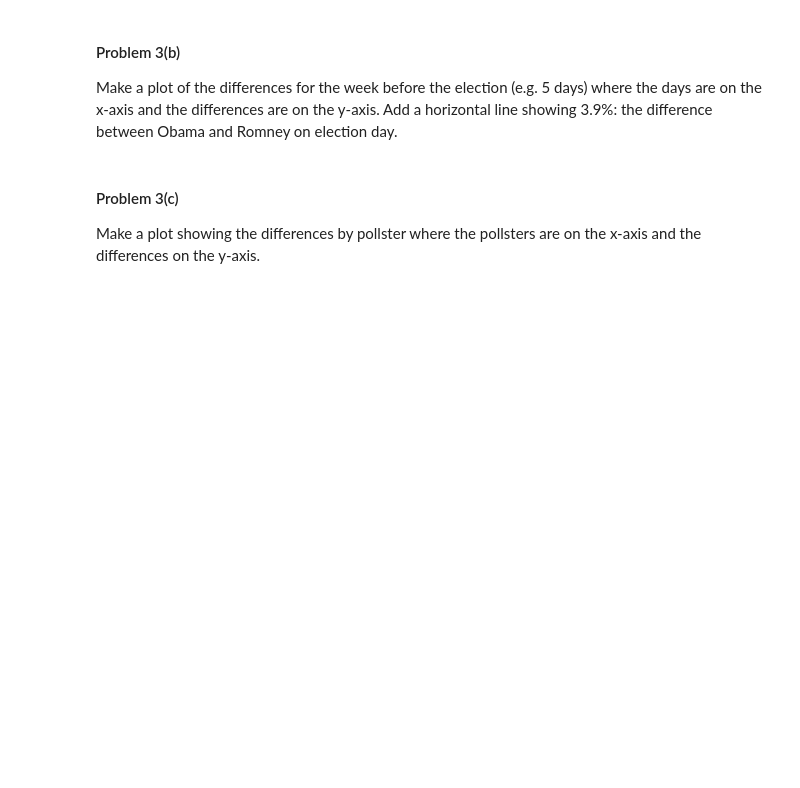
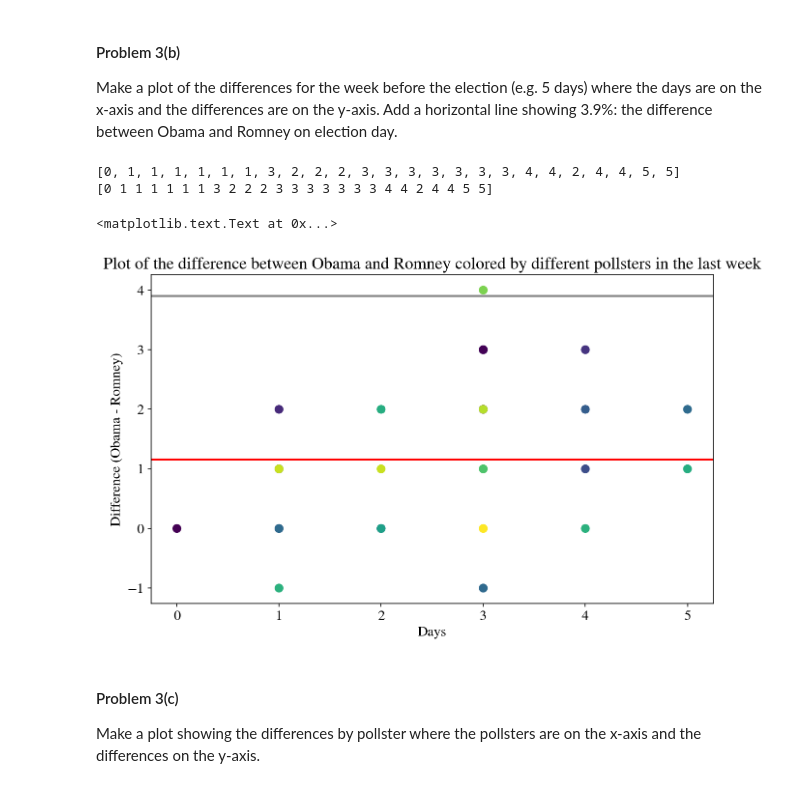
Before and after one commit to ShichengChen/cs109, a Jupyter notebook: 2014-master/homework/HW2.ipynb, the cells around one changed output. Saved outputs shown, nothing was run; the diff lists cells and outputs as text; code cells hidden in the pictures; blank space fills up the shorter version.

```diff
--- a/2014-master/homework/HW2.ipynb
+++ b/2014-master/homework/HW2.ipynb
@@ -592,0 +637,3 @@ Add a new column to the `election` DataFrame containg the difference between Oba
+# %%
+election['Diff'] = election['Obama'] - election['Romney']
+election.head()
@@ -599,3 +651,26 @@ Make a plot of the differences for the week before the election (e.g. 5 days) wh
+# %%
+last_day = max(election["Start Date"]).to_pydatetime()
+filter5 = election[map(lambda x:(last_day - x).days <= 5,election['Start Date'])]
+day = map(lambda x:x.days,(last_day - filter5['Start Date']))
+print day
+print (last_day - filter5['Start Date']).values / (60*60*24 * 1000000000)
+dif = filter5['Diff'].values
+
+color_map = {}
+for i, p in enumerate(set(filter5.Pollster)):
+    color_map[p] = np.random.rand();
+
+plt.scatter(day,dif, c = map(lambda x: color_map[x], filter5.Pollster),  s=60 )
+plt.axhline(y=3.9, c = "gray")
+plt.axhline(y=np.mean(filter5.Diff), c = "red")
+plt.xlabel("Days")
+plt.ylabel("Difference (Obama - Romney)")
+plt.title("Plot of the difference between Obama and Romney colored by different pollsters in the last week")
+# %% [output]
+[0, 1, 1, 1, 1, 1, 1, 3, 2, 2, 2, 3, 3, 3, 3, 3, 3, 3, 4, 4, 2, 4, 4, 5, 5]
+[0 1 1 1 1 1 1 3 2 2 2 3 3 3 3 3 3 3 4 4 2 4 4 5 5]
+<matplotlib.text.Text at 0x...>
+[figure, added]
 # %% [markdown]
 #### Problem 3(c)
 
```
Also changed, not shown: parts of 36 cells of this notebook, 5 other files.
